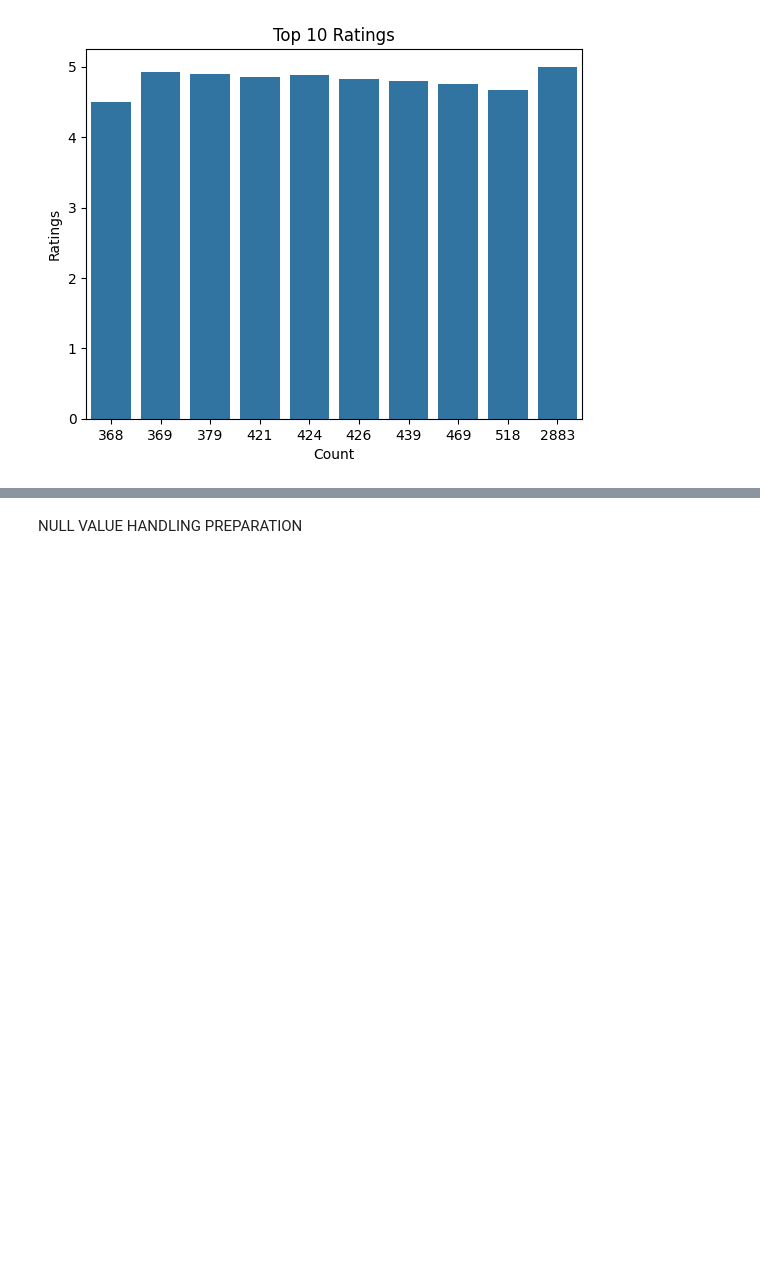
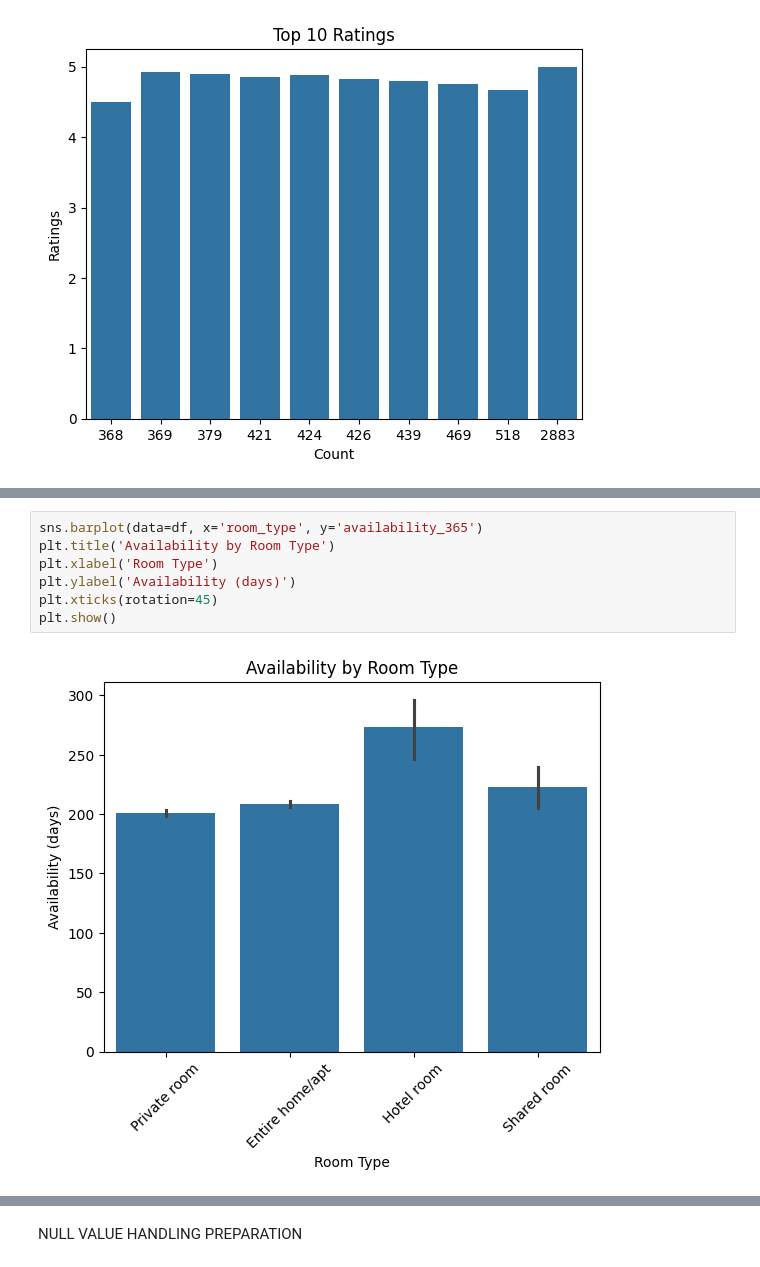
Before and after one commit to JesildaB/NEWYORK_AIRBNB_EDA-_FEATURE_ENGINEERING, a Jupyter notebook: USECASE_2_NEW.ipynb, the cells around one changed output, grey strips where cells are left out. Drawn from its saved outputs; the diff is of its cells as text; blank space fills up the shorter version.

```diff
--- a/USECASE_2_NEW.ipynb
+++ b/USECASE_2_NEW.ipynb
@@ -490,0 +545,9 @@ plt.show()
+# %%
+sns.barplot(data=df, x='room_type', y='availability_365')
+plt.title('Availability by Room Type')
+plt.xlabel('Room Type')
+plt.ylabel('Availability (days)')
+plt.xticks(rotation=45)
+plt.show()
+# %% [output]
+[figure, added]
```
Also changed, not shown: parts of 29 cells of this notebook.
